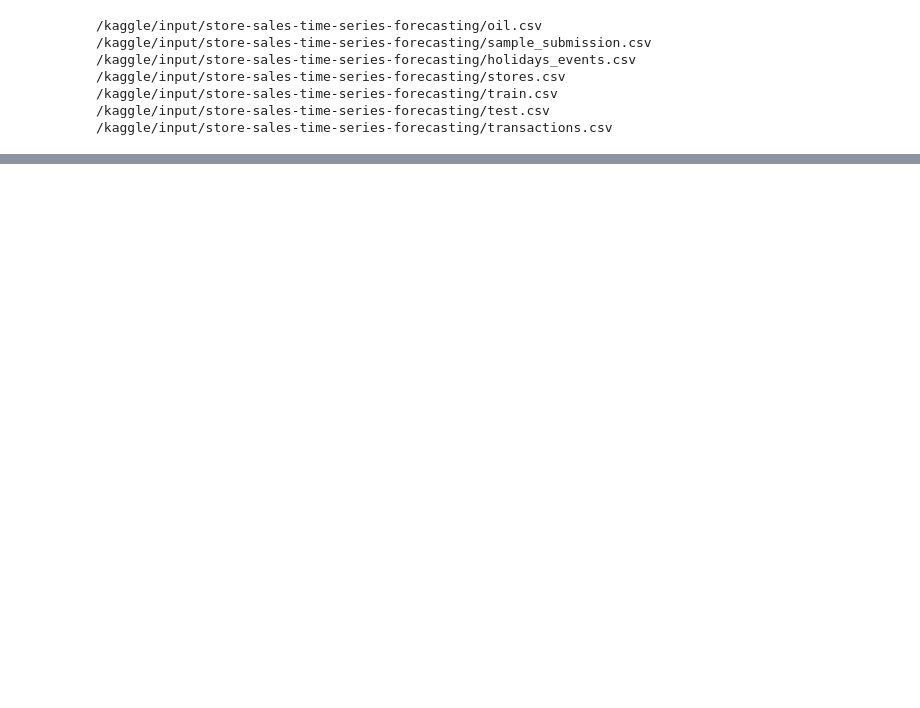
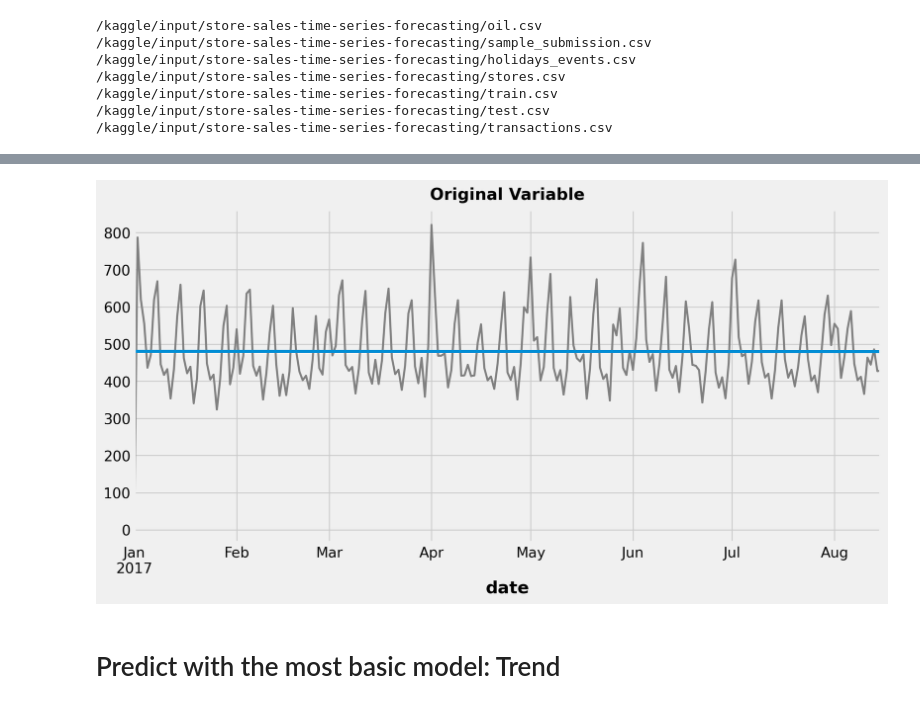
Before and after one commit to otalorajuand/kaggle, a Jupyter notebook: time_series.ipynb, the cells around one changed output, grey strips where cells are left out. Saved outputs shown, nothing was run; the diff lists cells and outputs as text; code cells hidden in the pictures; blank space fills up the shorter version.

```diff
--- a/time_series.ipynb
+++ b/time_series.ipynb
@@ -125,3 +133,10 @@ ax = plt.scatter(y.index, y, color='black')
+# %%
+ax = average_sales['sales'].plot(style="-", color="0.5", title="Original Variable")
+_ = y_pred.plot(ax=ax, linewidth=3, label="Trend")
+# %% [output]
+[figure, added]
+# %% [markdown]
+# Predict with the most basic model: Trend
 # %%
 X_fore = dp.out_of_sample(steps=30)
 y_fore = pd.Series(model.predict(X_fore), index=X_fore.index)
```
Also changed, not shown: parts of 29 cells of this notebook.
